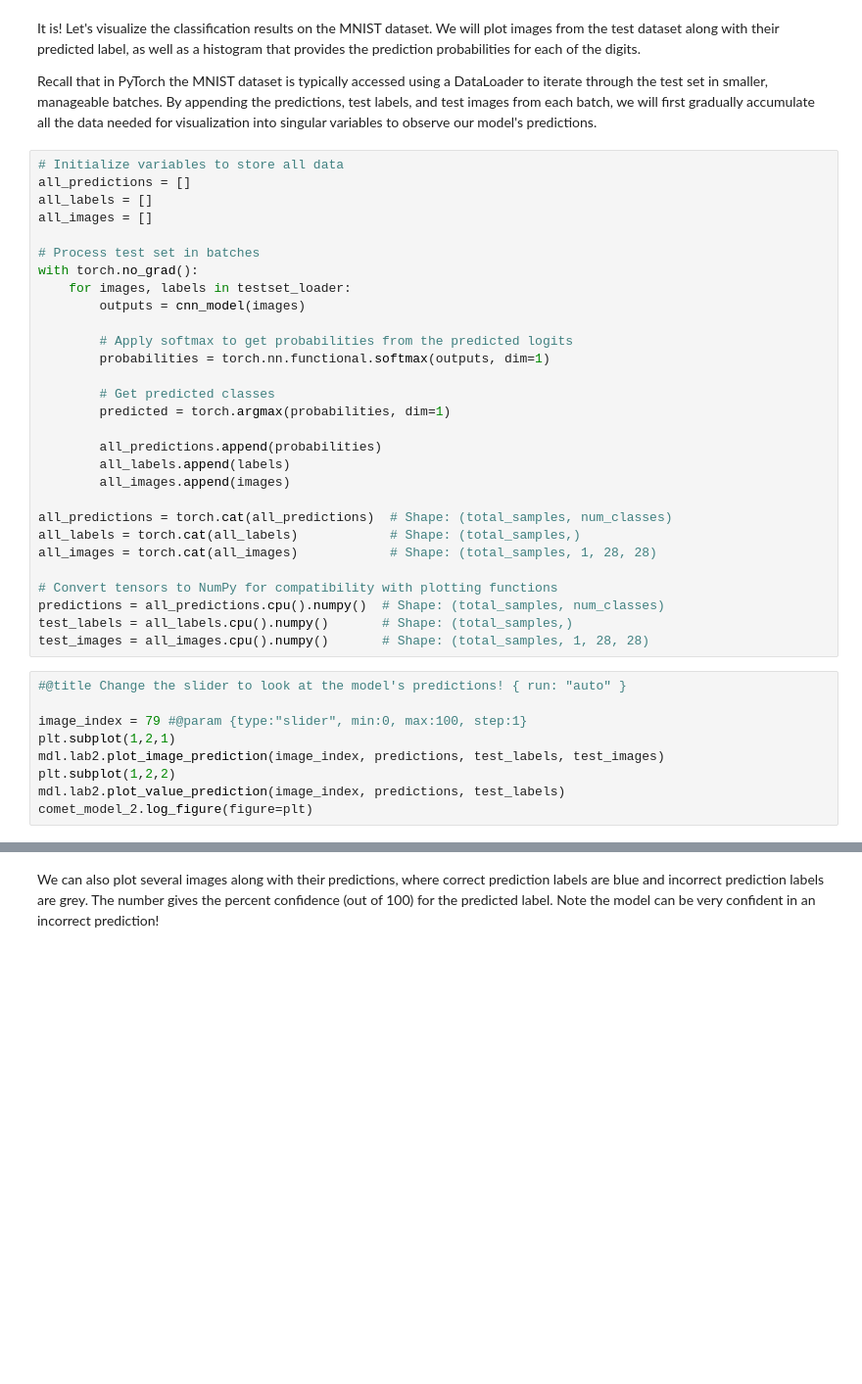
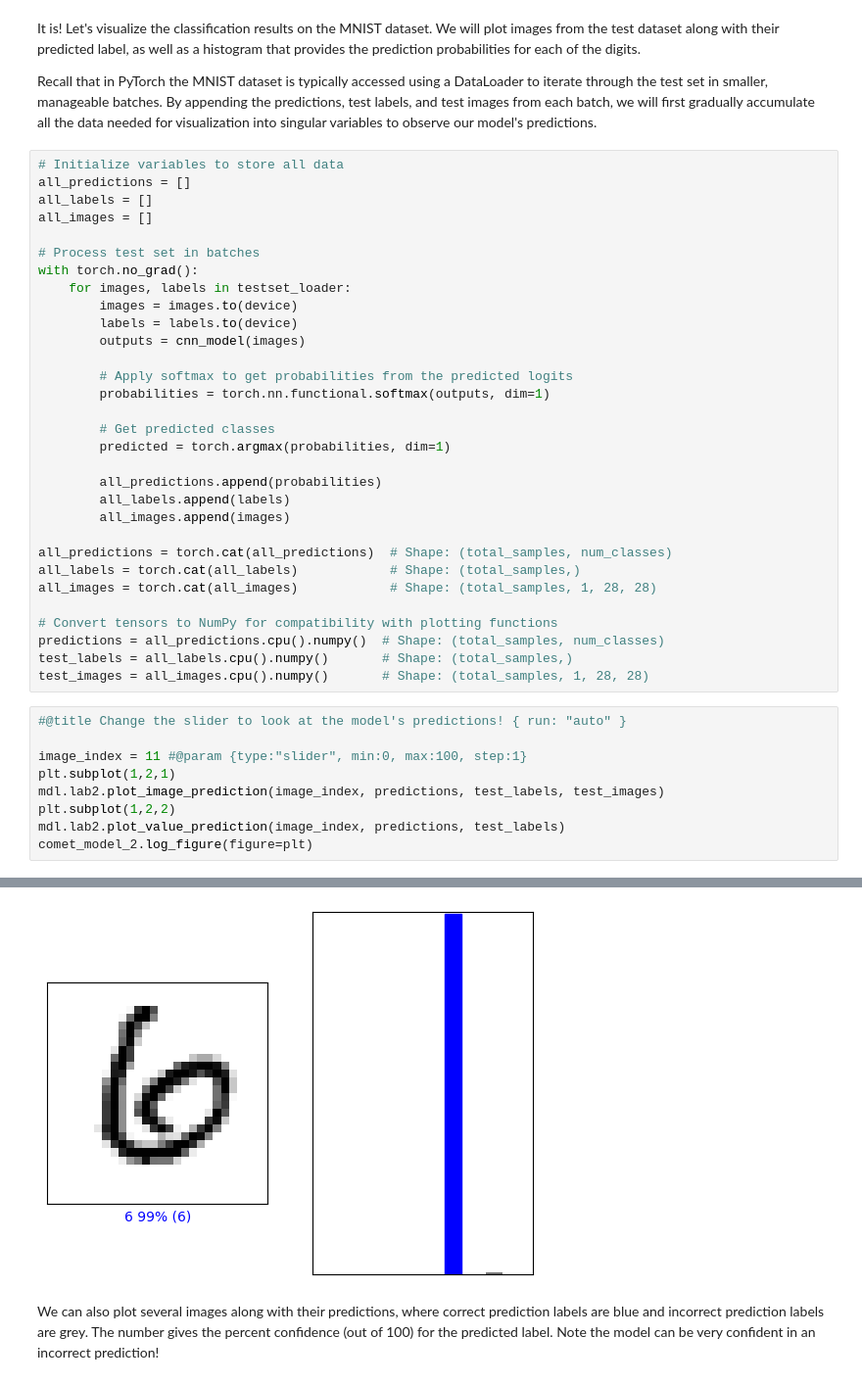
Before and after one commit to bronwynbiro/App, a Jupyter notebook: lab2/PT_Part1_MNIST.ipynb, the cells around one changed output, grey strips where cells are left out. Shown at 98% size. Saved outputs shown, nothing was run; the diff lists cells and outputs as text; blank space fills up the shorter version.

```diff
--- a/lab2/PT_Part1_MNIST.ipynb
+++ b/lab2/PT_Part1_MNIST.ipynb
@@ -544,6 +568,8 @@ all_images = []
 # Process test set in batches
 with torch.no_grad():
     for images, labels in testset_loader:
+        images = images.to(device)
+        labels = labels.to(device)
         outputs = cnn_model(images)
 
         # Apply softmax to get probabilities from the predicted logits
@@ -567,9 +593,10 @@ test_images = all_images.cpu().numpy()       # Shape: (total_samples, 1, 28, 28)
 # %%
 #@title Change the slider to look at the model's predictions! { run: "auto" }
 
-image_index = 79 #@param {type:"slider", min:0, max:100, step:1}
+image_index = 11 #@param {type:"slider", min:0, max:100, step:1}
 plt.subplot(1,2,1)
 mdl.lab2.plot_image_prediction(image_index, predictions, test_labels, test_images)
 plt.subplot(1,2,2)
 mdl.lab2.plot_value_prediction(image_index, predictions, test_labels)
 comet_model_2.log_figure(figure=plt)
+# %% [output]
@@ -576,3 +606,4 @@ comet_model_2.log_figure(figure=plt)
+[figure, added]
 # %% [markdown]
 We can also plot several images along with their predictions, where correct prediction labels are blue and incorrect prediction labels are grey. The number gives the percent confidence (out of 100) for the predicted label. Note the model can be very confident in an incorrect prediction!
 # %%
```
Also changed, not shown: parts of 15 cells of this notebook.
